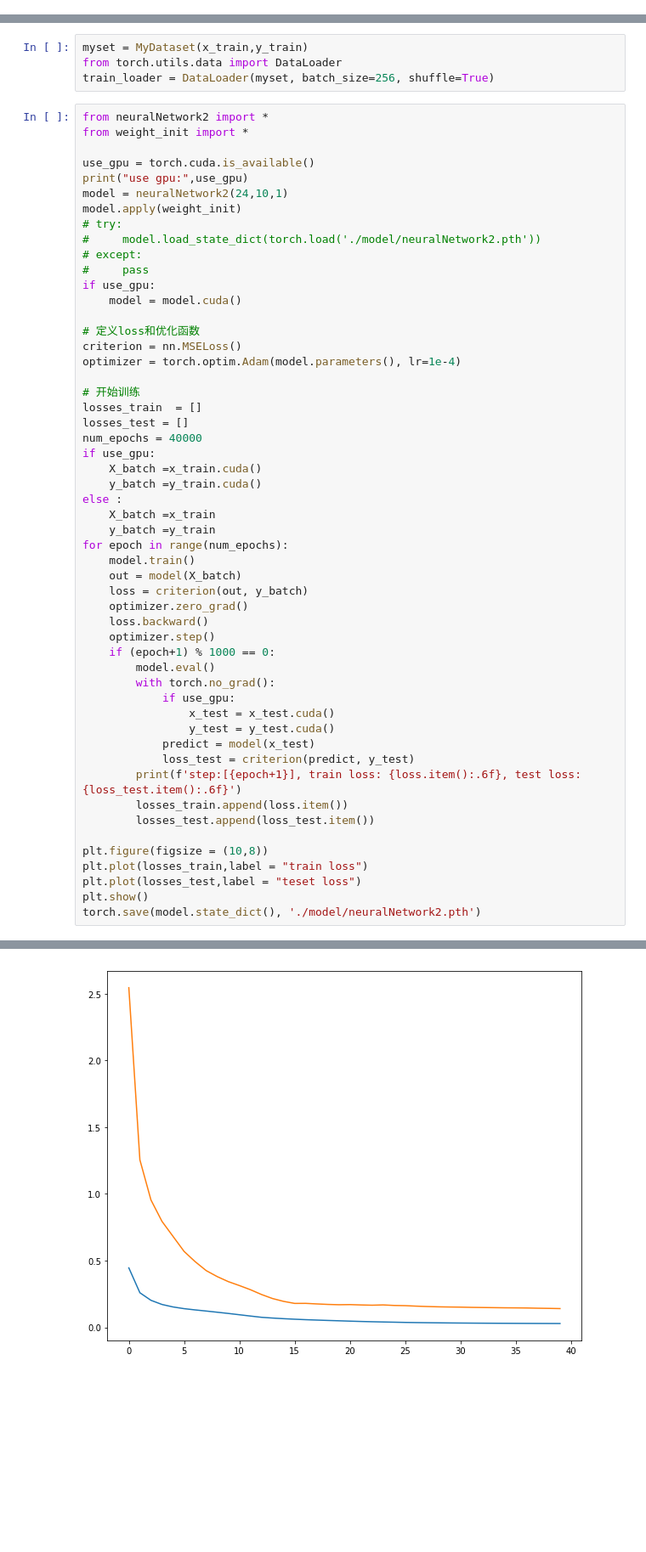
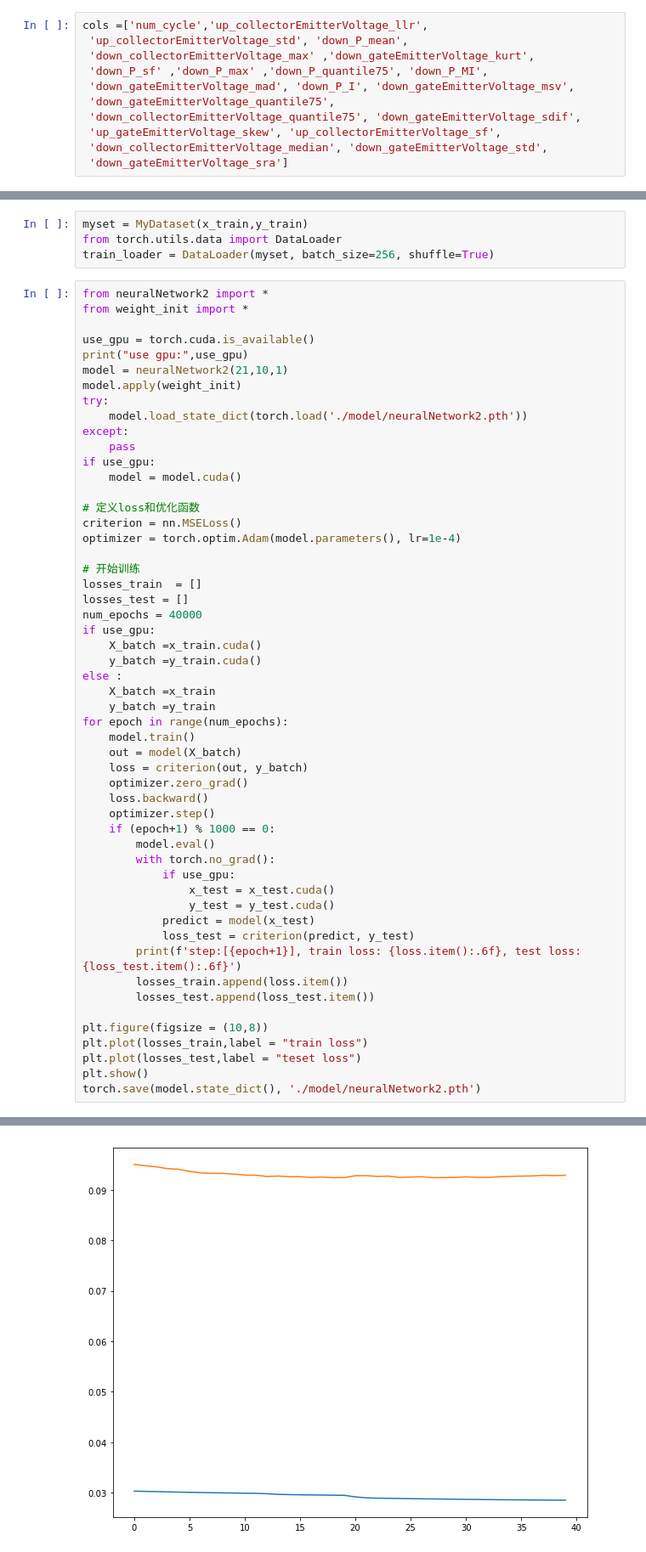
Before and after one commit to gejianwnen/IGBT_NASA, a Jupyter notebook: baseline.ipynb, the cells around one changed output, grey strips where cells are left out. Shown at 85% size. Drawn from its saved outputs; the diff is of its cells as text; blank space fills up the shorter version.

```diff
--- a/baseline.ipynb
+++ b/baseline.ipynb
@@ -446,6 +446,17 @@ train_df.head()
 5 rows × 162 columns
 # %% [markdown]
 # prepare data
+# %%
+cols =['num_cycle','up_collectorEmitterVoltage_llr',
+ 'up_collectorEmitterVoltage_std', 'down_P_mean',
+ 'down_collectorEmitterVoltage_max' ,'down_gateEmitterVoltage_kurt',
+ 'down_P_sf' ,'down_P_max' ,'down_P_quantile75', 'down_P_MI',
+ 'down_gateEmitterVoltage_mad', 'down_P_I', 'down_gateEmitterVoltage_msv',
+ 'down_gateEmitterVoltage_quantile75',
+ 'down_collectorEmitterVoltage_quantile75', 'down_gateEmitterVoltage_sdif',
+ 'up_gateEmitterVoltage_skew', 'up_collectorEmitterVoltage_sf',
+ 'down_collectorEmitterVoltage_median', 'down_gateEmitterVoltage_std',
+ 'down_gateEmitterVoltage_sra']
 # %%
 import matplotlib.pyplot as plt
 import numpy as np
@@ -491,12 +502,12 @@ from weight_init import *
 
 use_gpu = torch.cuda.is_available()
 print("use gpu:",use_gpu)
-model = neuralNetwork2(24,10,1)
+model = neuralNetwork2(21,10,1)
 model.apply(weight_init)
-# try:
-#     model.load_state_dict(torch.load('./model/neuralNetwork2.pth'))
-# except:
-#     pass
+try:
+    model.load_state_dict(torch.load('./model/neuralNetwork2.pth'))
+except:
+    pass
 if use_gpu:
     model = model.cuda()
 
@@ -559,4 +570,4 @@ step:[40000], train loss: 0.029118, test loss: 0.140980
-[figure, old version]
+[figure, new version]
 # %%
 model.eval()
 with torch.no_grad():
```
Also changed, not shown: parts of 4 cells of this notebook, 1 other file.
